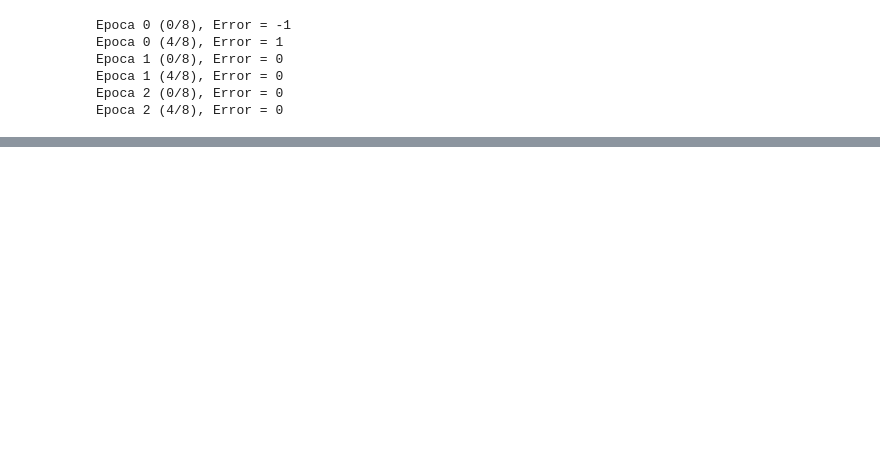
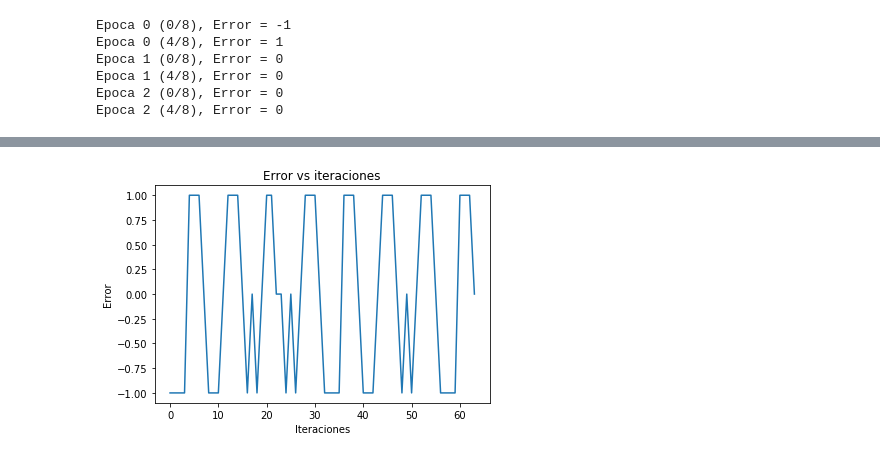
Before and after one commit to gandresto/Introduccion-a-DNNs-2020-1, a Jupyter notebook: Práctica4/Práctica4.ipynb, the cells around one changed output, grey strips where cells are left out. Cells and saved outputs as stored; diff of their text form; code cells hidden in the pictures; blank space fills up the shorter version.

```diff
--- a/Práctica4/Práctica4.ipynb
+++ b/Práctica4/Práctica4.ipynb
@@ -114,0 +110,20 @@ plt.show()
+# %%
+p_vect = [[0,3], [2,0], [0,-1], [-1,0], [0,0], [0,1], [1,1], [1,1]]
+p_vect = [np.matrix(p) for p in p_vect]
+t_vect = [0,0,0,0,1,1,1,1]
+
+w = np.matrix(np.random.rand(2))
+b = np.matrix(np.random.rand(1))
+
+lr = 0.5
+epochs = 8
+e_vect = []
+
+for epoch in range(epochs):
+    for i, p in enumerate(p_vect):
+        a = per.afn(p, w, b)
+        e = per.efn(t_vect[i], a)
+        e_vect.append(e)
+        w, b = per.reglaApr(w, b, e, p, lr)
+        if i % 4 == 0:
+            print("Epoca %d (%i/%i), Error = %d" % (epoch, i, len(p_vect), e))
@@ -114,0 +147,8 @@ plt.show()
+# %%
+plt.plot(e_vect)
+plt.title('Error vs iteraciones')
+plt.ylabel('Error')
+plt.xlabel('Iteraciones')
+plt.show()
+# %% [output]
+[figure, added]
```
Also changed, not shown: parts of 6 cells of this notebook, 1 other file.
